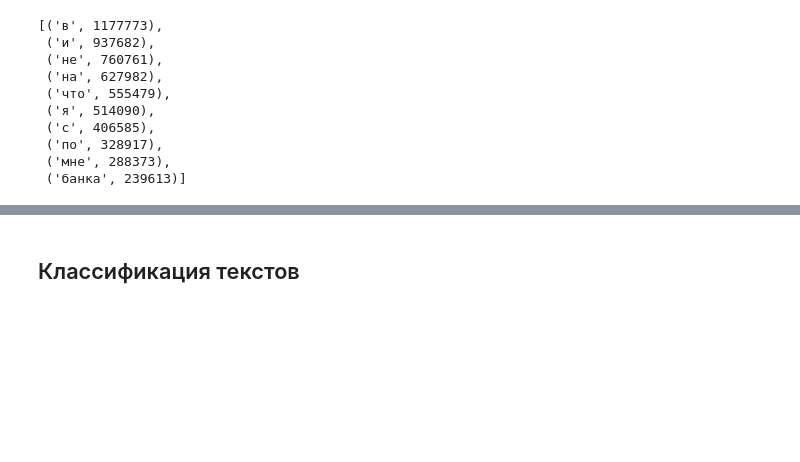
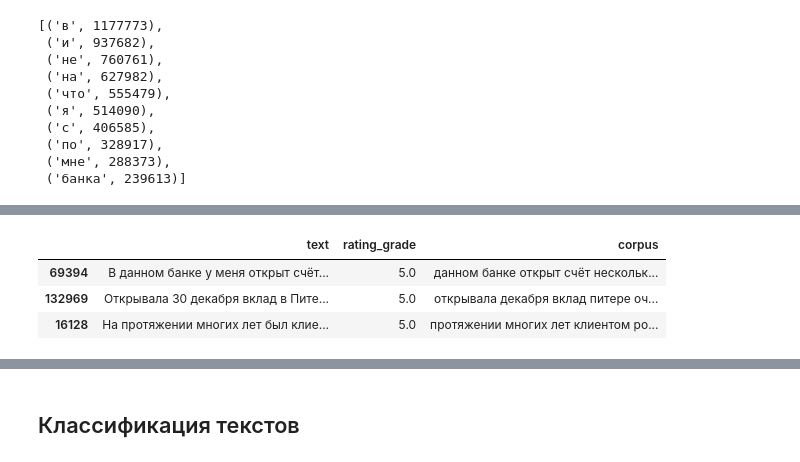
Before and after one commit to dimahl/Netology-dsu-5, a Jupyter notebook: NLP/nlp-homeworks-main/3_Thematic_modeling/Materials/NLP_DZ1_KhlupinD.ipynb, the cells around one changed output, grey strips where cells are left out. Cells and saved outputs as stored; diff of their text form; code cells hidden in the pictures; blank space fills up the shorter version.

```diff
--- a/NLP/nlp-homeworks-main/3_Thematic_modeling/Materials/NLP_DZ1_KhlupinD.ipynb
+++ b/NLP/nlp-homeworks-main/3_Thematic_modeling/Materials/NLP_DZ1_KhlupinD.ipynb
@@ -380,0 +505,9 @@ freq_dict_lemm.most_common(10)
+# %%
+good_responses1 = df_responses.loc[df_responses['rating_grade'] == 5, ['text', 'rating_grade']]
+good_responses1['corpus'] = good_responses1['text'].progress_apply(my_tokenize)
+good_responses1.sample(3)
+# %% [output]
+|  | text | rating_grade | corpus |
+| 69394 | В данном банке у меня открыт счёт... | 5.0 | данном банке открыт счёт нескольк... |
+| 132969 | Открывала 30 декабря вклад в Пите... | 5.0 | открывала декабря вклад питере оч... |
+| 16128 | На протяжении многих лет был клие... | 5.0 | протяжении многих лет клиентом ро... |
```
Also changed, not shown: parts of 19 cells of this notebook.
